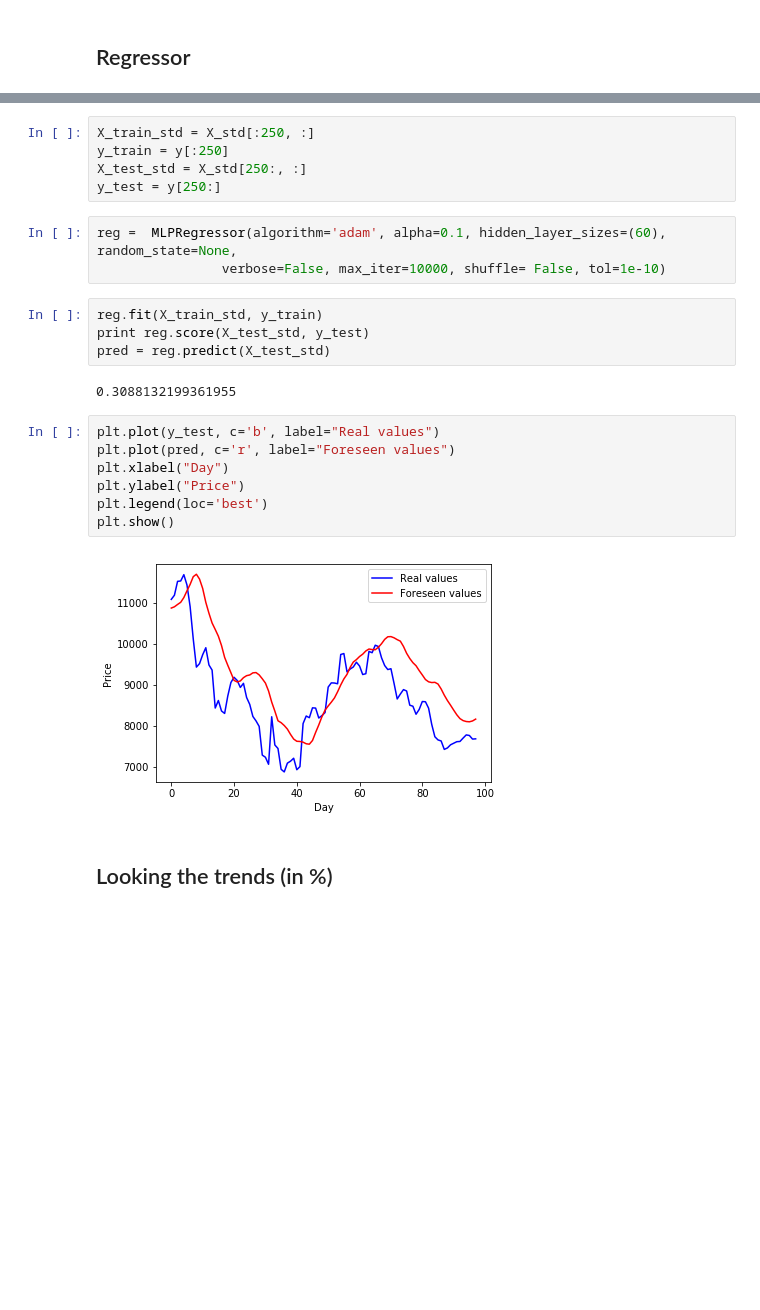
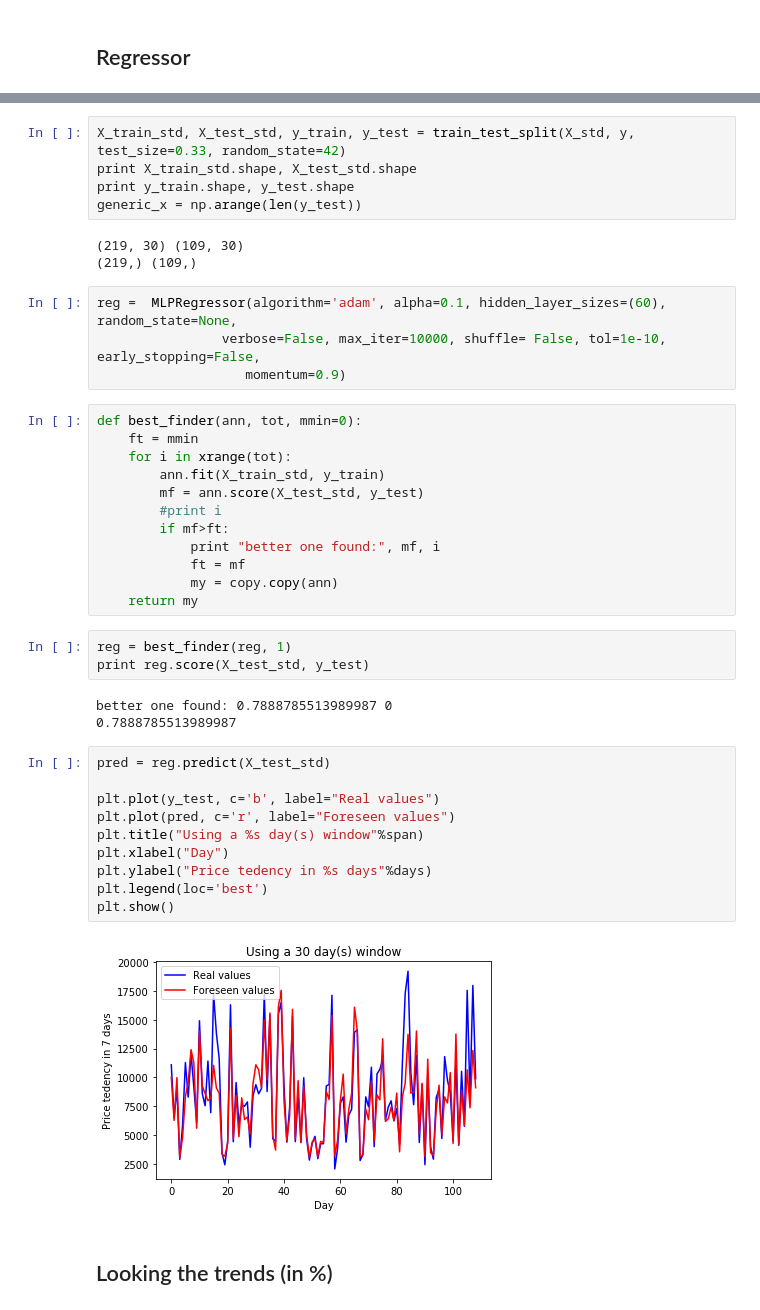
Before and after one commit to ithallojunior/bitcoin_data_analysis, a Jupyter notebook: data_analysis.ipynb, the cells around one changed output, grey strips where cells are left out. Saved outputs shown, nothing was run; the diff lists cells and outputs as text; blank space fills up the shorter version.

```diff
--- a/data_analysis.ipynb
+++ b/data_analysis.ipynb
@@ -70,26 +73,45 @@ X_std = scaler.transform(X)
-# %%
-X_train_std = X_std[:250, :]
-y_train = y[:250]
-X_test_std = X_std[250:, :]
-y_test = y[250:]
+# %%
+X_train_std, X_test_std, y_train, y_test = train_test_split(X_std, y, test_size=0.33, random_state=42)
+print X_train_std.shape, X_test_std.shape
+print y_train.shape, y_test.shape
+generic_x = np.arange(len(y_test))
+# %% [output]
+(219, 30) (109, 30)
+(219,) (109,)
 # %%
 reg =  MLPRegressor(algorithm='adam', alpha=0.1, hidden_layer_sizes=(60), random_state=None,
-                verbose=False, max_iter=10000, shuffle= False, tol=1e-10)
+                verbose=False, max_iter=10000, shuffle= False, tol=1e-10, early_stopping=False,
+                   momentum=0.9)
+# %%
+def best_finder(ann, tot, mmin=0):
+    ft = mmin
+    for i in xrange(tot):
+        ann.fit(X_train_std, y_train)
+        mf = ann.score(X_test_std, y_test)
+        #print i
+        if mf>ft:
+            print "better one found:", mf, i
+            ft = mf
+            my = copy.copy(ann)
+    return my
 # %%
-reg.fit(X_train_std, y_train)
+reg = best_finder(reg, 1)
 print reg.score(X_test_std, y_test)
-pred = reg.predict(X_test_std)
 # %% [output]
-0.3088132199361955
+better one found: 0.7888785513989987 0
+0.7888785513989987
 # %%
+pred = reg.predict(X_test_std)
+
 plt.plot(y_test, c='b', label="Real values")
 plt.plot(pred, c='r', label="Foreseen values")
+plt.title("Using a %s day(s) window"%span)
 plt.xlabel("Day")
-plt.ylabel("Price")
+plt.ylabel("Price tedency in %s days"%days)
 plt.legend(loc='best')
 plt.show()
 # %% [output]
-[figure, old version]
+[figure, new version]
 # %% [markdown]
 ## Looking the trends (in %)
 # %%
```
Also changed, not shown: parts of 34 cells of this notebook.
